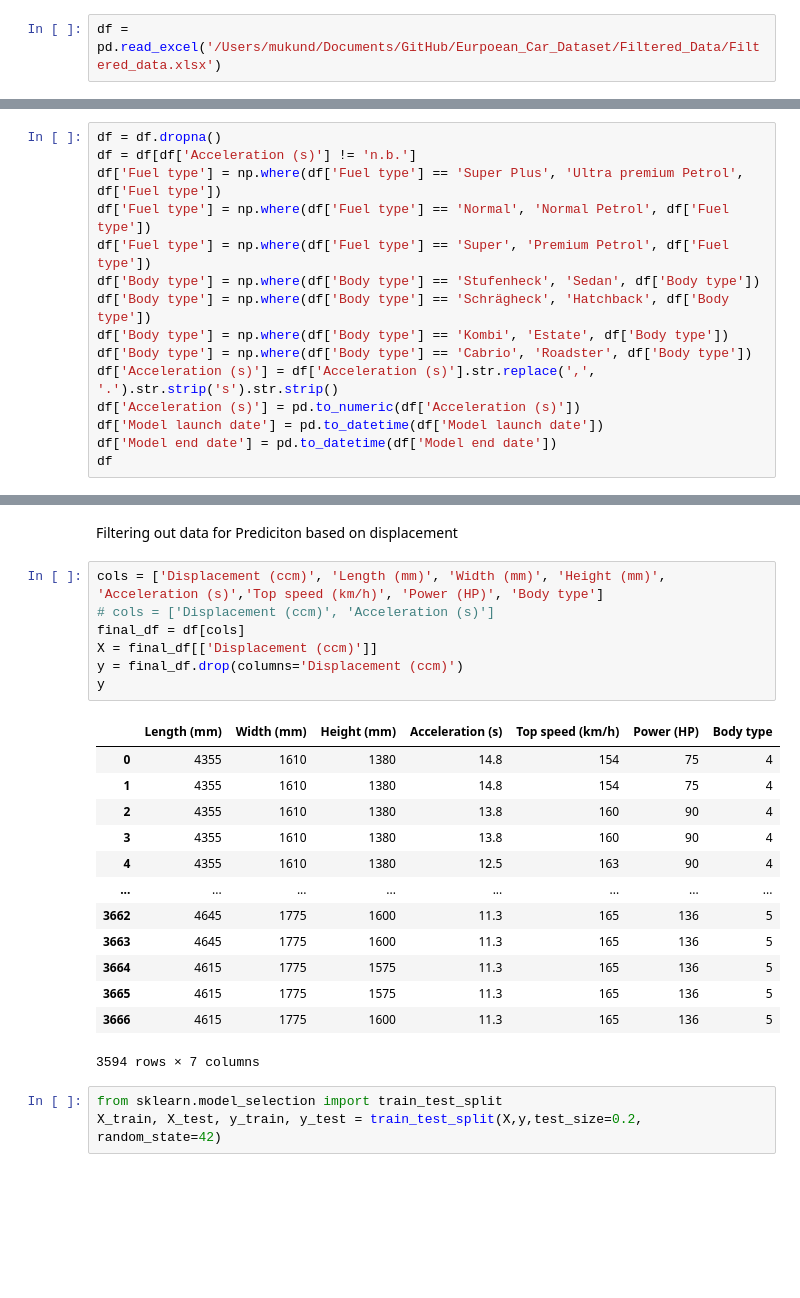
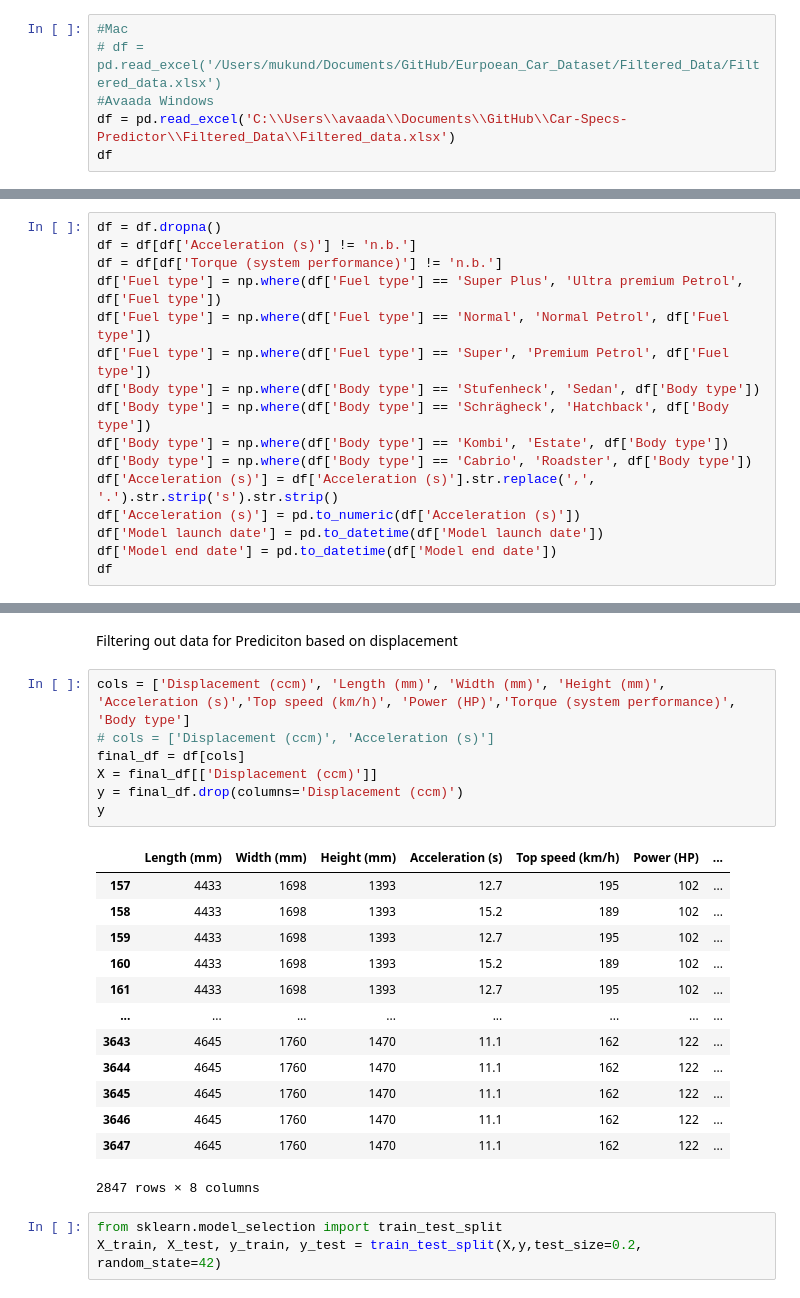
Before and after one commit to Mukund604/Car-Specs-Predictor, a Jupyter notebook: Codes/Code.ipynb, the cells around one changed output, grey strips where cells are left out. Cells and saved outputs as stored; diff of their text form; blank space fills up the shorter version.

Commit message:
Document eda

```diff
--- a/Codes/Code.ipynb
+++ b/Codes/Code.ipynb
@@ -7,4 +7,8 @@ warnings.filterwarnings('ignore')
 # %% [markdown]
 Importing Dataset
 # %%
-df = pd.read_excel('/Users/mukund/Documents/GitHub/Eurpoean_Car_Dataset/Filtered_Data/Filtered_data.xlsx')
+#Mac
+# df = pd.read_excel('/Users/mukund/Documents/GitHub/Eurpoean_Car_Dataset/Filtered_Data/Filtered_data.xlsx')
+#Avaada Windows
+df = pd.read_excel('C:\\Users\\avaada\\Documents\\GitHub\\Car-Specs-Predictor\\Filtered_Data\\Filtered_data.xlsx')
+df
@@ -13,6 +31,7 @@ Preprocessing the data
 # %%
 df = df.dropna()
 df = df[df['Acceleration (s)'] != 'n.b.']
+df = df[df['Torque (system performance)'] != 'n.b.']
 df['Fuel type'] = np.where(df['Fuel type'] == 'Super Plus', 'Ultra premium Petrol', df['Fuel type'])
 df['Fuel type'] = np.where(df['Fuel type'] == 'Normal', 'Normal Petrol', df['Fuel type'])
 df['Fuel type'] = np.where(df['Fuel type'] == 'Super', 'Premium Petrol', df['Fuel type'])
@@ -53,26 +72,26 @@ df['Body type'] = label_encoder.fit_transform(df['Body type'])
 # %% [markdown]
 Filtering out data for Prediciton based on displacement
 # %%
-cols = ['Displacement (ccm)', 'Length (mm)', 'Width (mm)', 'Height (mm)', 'Acceleration (s)','Top speed (km/h)', 'Power (HP)', 'Body type']
+cols = ['Displacement (ccm)', 'Length (mm)', 'Width (mm)', 'Height (mm)', 'Acceleration (s)','Top speed (km/h)', 'Power (HP)','Torque (system performance)', 'Body type']
 # cols = ['Displacement (ccm)', 'Acceleration (s)']
 final_df = df[cols]
 X = final_df[['Displacement (ccm)']]
 y = final_df.drop(columns='Displacement (ccm)')
 y
 # %% [output]
-|  | Length (mm) | Width (mm) | Height (mm) | Acceleration (s) | Top speed (km/h) | Power (HP) | Body type |
-| 0 | 4355 | 1610 | 1380 | 14.8 | 154 | 75 | 4 |
-| 1 | 4355 | 1610 | 1380 | 14.8 | 154 | 75 | 4 |
-| 2 | 4355 | 1610 | 1380 | 13.8 | 160 | 90 | 4 |
-| 3 | 4355 | 1610 | 1380 | 13.8 | 160 | 90 | 4 |
-| 4 | 4355 | 1610 | 1380 | 12.5 | 163 | 90 | 4 |
+|  | Length (mm) | Width (mm) | Height (mm) | Acceleration (s) | Top speed (km/h) | Power (HP) | ... |
+| 157 | 4433 | 1698 | 1393 | 12.7 | 195 | 102 | ... |
+| 158 | 4433 | 1698 | 1393 | 15.2 | 189 | 102 | ... |
+| 159 | 4433 | 1698 | 1393 | 12.7 | 195 | 102 | ... |
+| 160 | 4433 | 1698 | 1393 | 15.2 | 189 | 102 | ... |
+| 161 | 4433 | 1698 | 1393 | 12.7 | 195 | 102 | ... |
 | ... | ... | ... | ... | ... | ... | ... | ... |
-| 3662 | 4645 | 1775 | 1600 | 11.3 | 165 | 136 | 5 |
-| 3663 | 4645 | 1775 | 1600 | 11.3 | 165 | 136 | 5 |
-| 3664 | 4615 | 1775 | 1575 | 11.3 | 165 | 136 | 5 |
-| 3665 | 4615 | 1775 | 1575 | 11.3 | 165 | 136 | 5 |
-| 3666 | 4615 | 1775 | 1600 | 11.3 | 165 | 136 | 5 |
+| 3643 | 4645 | 1760 | 1470 | 11.1 | 162 | 122 | ... |
+| 3644 | 4645 | 1760 | 1470 | 11.1 | 162 | 122 | ... |
+| 3645 | 4645 | 1760 | 1470 | 11.1 | 162 | 122 | ... |
+| 3646 | 4645 | 1760 | 1470 | 11.1 | 162 | 122 | ... |
+| 3647 | 4645 | 1760 | 1470 | 11.1 | 162 | 122 | ... |
-3594 rows × 7 columns
+2847 rows × 8 columns
 # %%
 from sklearn.model_selection import train_test_split
 X_train, X_test, y_train, y_test = train_test_split(X,y,test_size=0.2, random_state=42)
```
Also changed, not shown: parts of 3 cells of this notebook, 24 other files.
